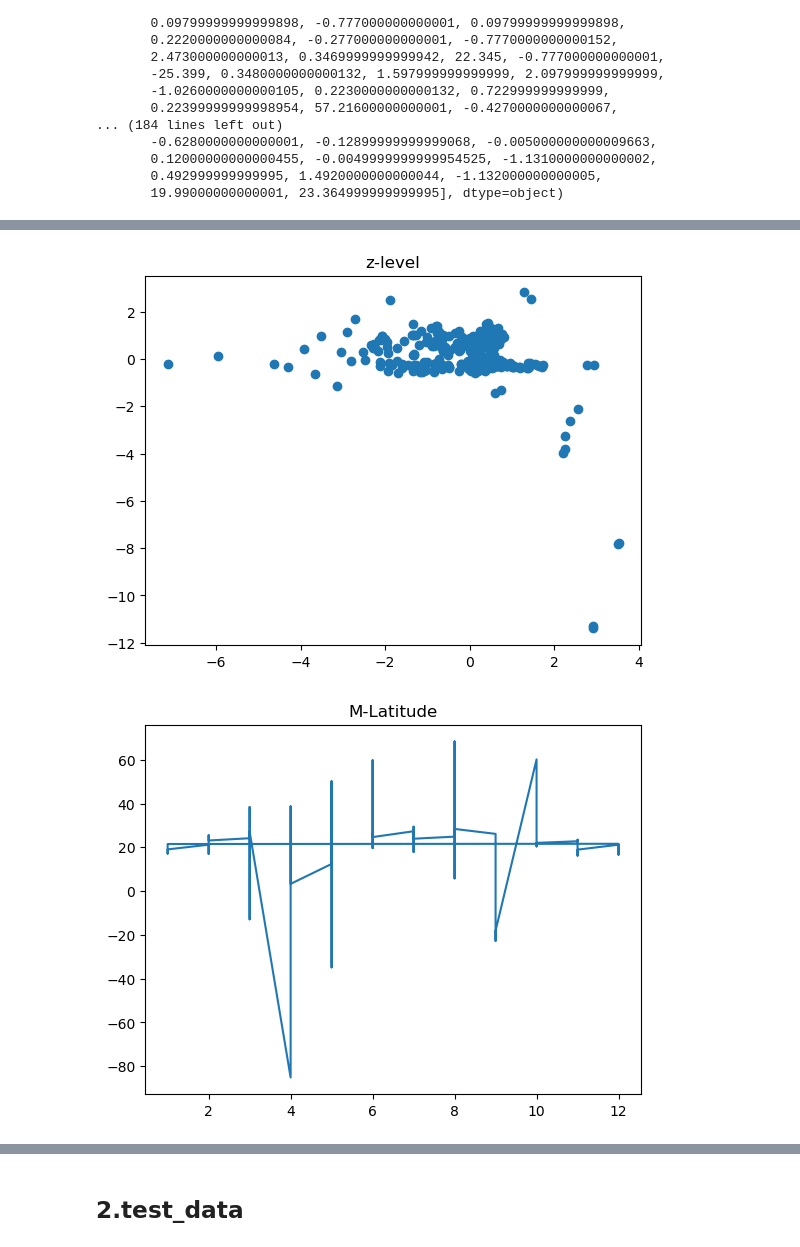
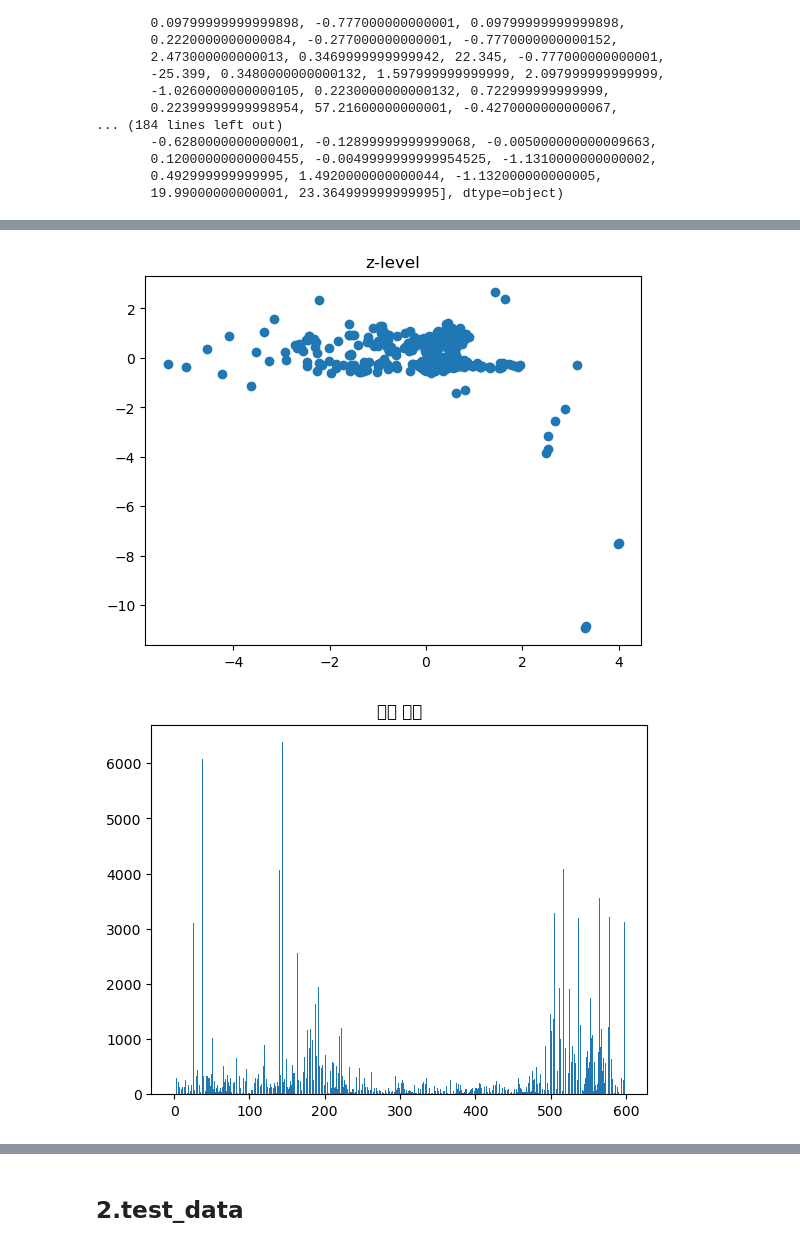
Before and after one commit to brotherjoo/Swallow-Data-Analysis, a Jupyter notebook: model.ipynb, the cells around one changed output, grey strips where cells are left out. Cells and saved outputs as stored; diff of their text form; code cells hidden in the pictures.

```diff
--- a/model.ipynb
+++ b/model.ipynb
@@ -122,4 +155,4 @@ swallow_o_1
+# %%
+swallow_o_1['class'] = np.ones(swallow_o_1.shape[0])
 # %%
-## month 삭제용
-
-swallow_o_1.drop(columns='Month', inplace=True)
+swallow_o_1.drop(columns='index', inplace=True)
@@ -128,2 +158,0 @@ KeyError: "['Month'] not found in axis"
-# %%
-swallow_o_1.drop(columns=["Index", 'Quality_1', 'Quality_2', 'Second'], inplace=True)
@@ -134,4 +159,2 @@ swallow_o_1.shape
-# %%
-swallow_o_1['class'] = np.ones(605)
 # %%
 swallow_o_1.drop(columns='class', inplace=True)
@@ -174,15 +211,15 @@ array([-0.5240000000000009, -0.1490000000000009, -0.025000000000005684,
        0.492999999999995, 1.4920000000000044, -1.132000000000005,
        19.99000000000001, 23.364999999999995], dtype=object)
 # %%
-plt.scatter(swallow_o_1_n[:, 3], swallow_o_1_n[:, 4])
+plt.scatter(swallow_o_1.iloc[:]['Latitude_difference'], swallow_o_1.iloc[:]['Longitude_difference'])
 plt.title('diff')
 plt.show()
 
-plt.scatter(swallow_o_1_n[:, 5], swallow_o_1_n[:, 6])
+plt.scatter(swallow_o_1.iloc[:]['Latitdue_zlevel'], swallow_o_1.iloc[:]['Longitdue_zlevel'])
 plt.title('z-level')
 plt.show()
 
-plt.plot(swallow_o_1_n[:, 7], swallow_o_1_n[:, 2])
-plt.title('M-Latitude')
+plt.bar(swallow_o_1.index, swallow_o_1.iloc[:]['이동 거리(km)'])
+plt.title('이동 거리')
 plt.show()
 # %% [output]
@@ -190,2 +227,2 @@ plt.show()
-[figure, old version]
+[figure, new version]
-[figure, old version]
+[figure, new version]
```
Also changed, not shown: parts of 59 cells of this notebook, 4 other files.
